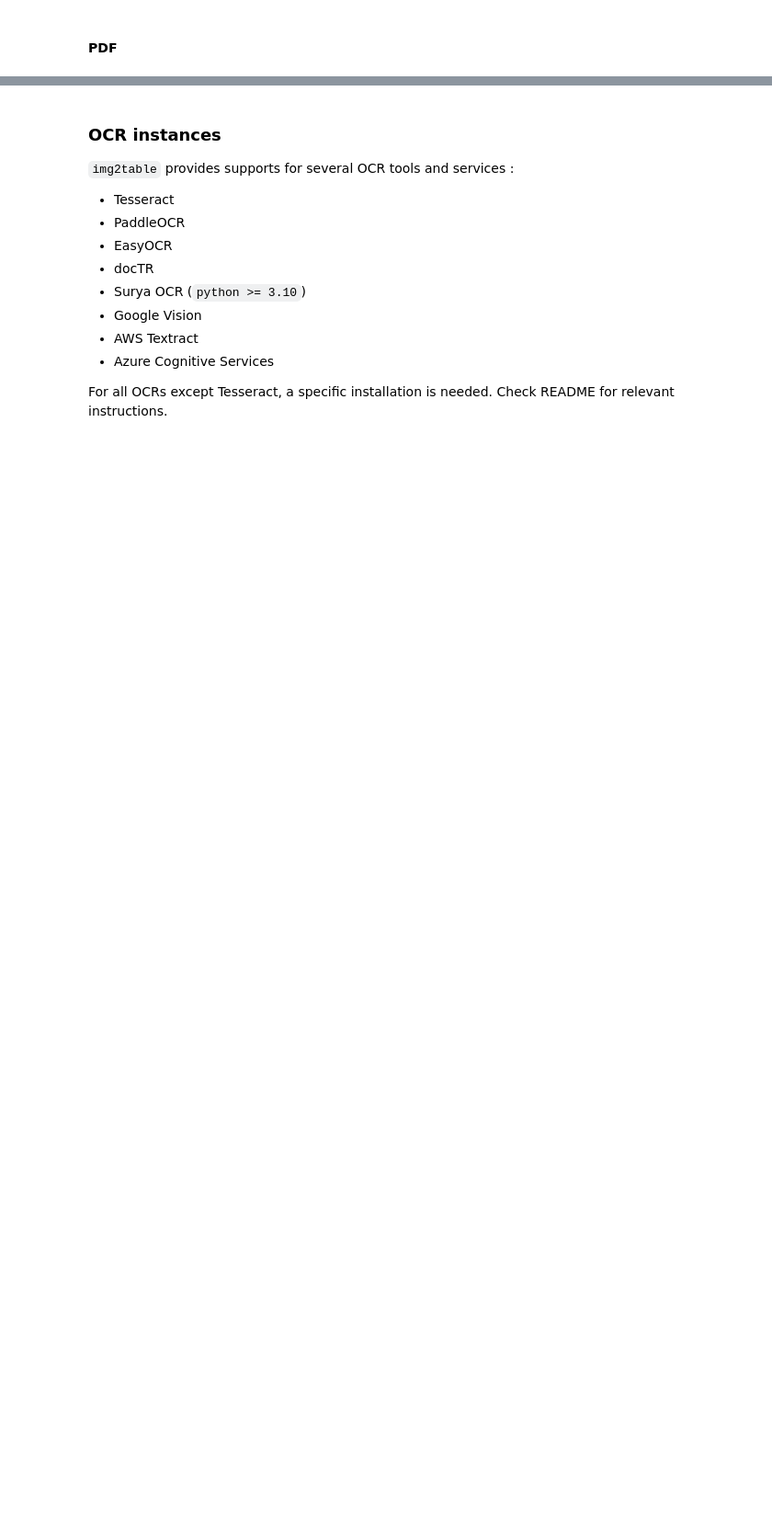
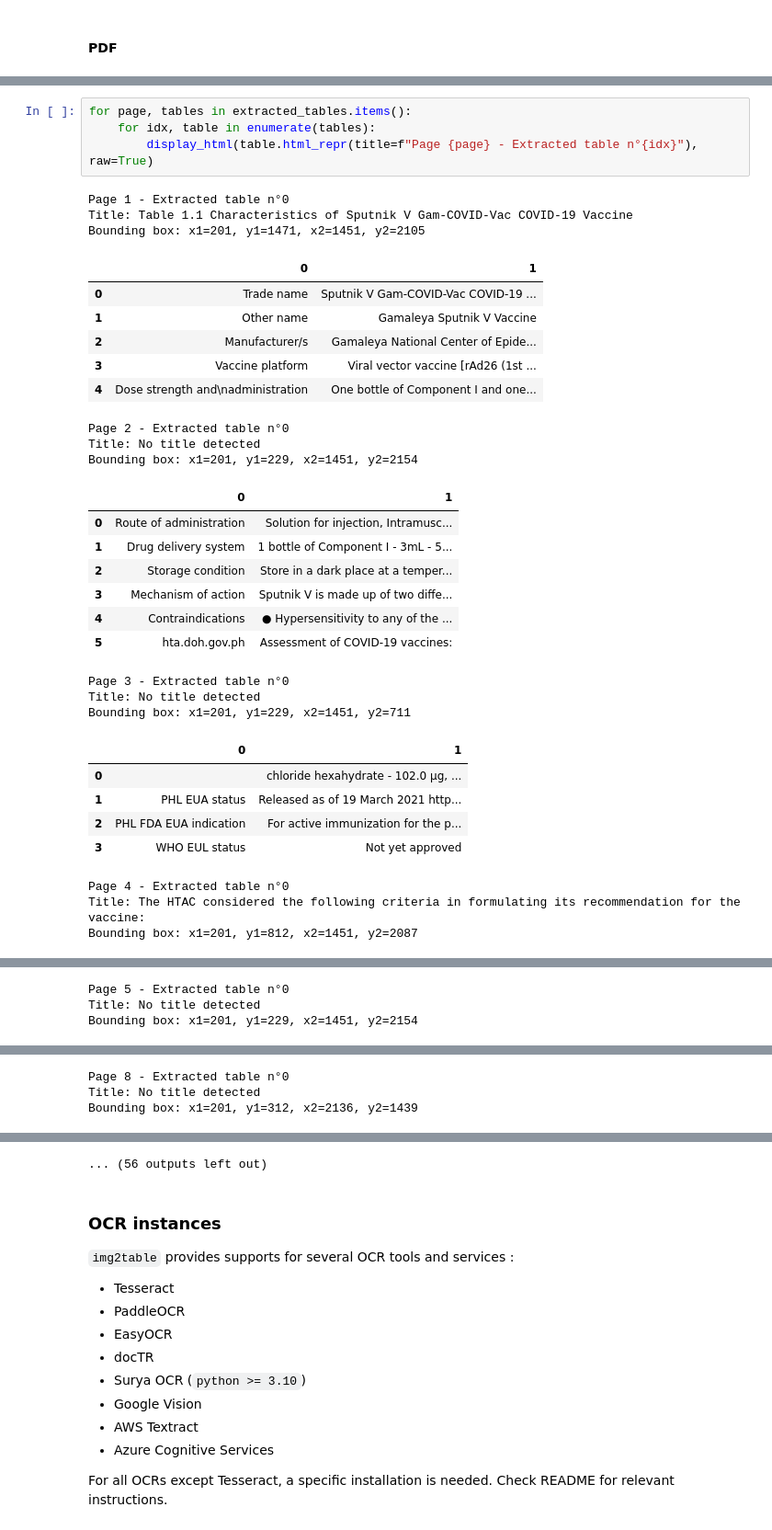
Before and after one commit to mauudev/pdf_table_extract, a Jupyter notebook: rag_pipeline_unstruct_pdf/img2table/Basic_usage.ipynb, the cells around one changed output, grey strips where cells are left out. Shown at 92% size. Saved outputs shown, nothing was run; the diff lists cells and outputs as text; blank space fills up the shorter version.

```diff
--- a/rag_pipeline_unstruct_pdf/img2table/Basic_usage.ipynb
+++ b/rag_pipeline_unstruct_pdf/img2table/Basic_usage.ipynb
@@ -75,0 +118,35 @@ time: 0 ns (started: 2024-07-29 19:01:30 +02:00)
+# %%
+for page, tables in extracted_tables.items():
+    for idx, table in enumerate(tables):
+        display_html(table.html_repr(title=f"Page {page} - Extracted table n°{idx}"), raw=True)
+# %% [output]
+Page 1 - Extracted table n°0
+Title: Table 1.1 Characteristics of Sputnik V Gam-COVID-Vac COVID-19 Vaccine
+Bounding box: x1=201, y1=1471, x2=1451, y2=2105
+|  | 0 | 1 |
+| 0 | Trade name | Sputnik V Gam-COVID-Vac COVID-19 ... |
+| 1 | Other name | Gamaleya Sputnik V Vaccine |
+| 2 | Manufacturer/s | Gamaleya National Center of Epide... |
+| 3 | Vaccine platform | Viral vector vaccine [rAd26 (1st ... |
+| 4 | Dose strength and\nadministration | One bottle of Component I and one... |
+Page 2 - Extracted table n°0
+Title: No title detected
+Bounding box: x1=201, y1=229, x2=1451, y2=2154
+|  | 0 | 1 |
+| 0 | Route of administration | Solution for injection, Intramusc... |
+| 1 | Drug delivery system | 1 bottle of Component I - 3mL - 5... |
+| 2 | Storage condition | Store in a dark place at a temper... |
+| 3 | Mechanism of action | Sputnik V is made up of two diffe... |
+| 4 | Contraindications | ● Hypersensitivity to any of the ... |
+| 5 | hta.doh.gov.ph | Assessment of COVID-19 vaccines: |
+Page 3 - Extracted table n°0
+Title: No title detected
+Bounding box: x1=201, y1=229, x2=1451, y2=711
+|  | 0 | 1 |
+| 0 |  | chloride hexahydrate - 102.0 μg, ... |
+| 1 | PHL EUA status | Released as of 19 March 2021 http... |
+| 2 | PHL FDA EUA indication | For active immunization for the p... |
+| 3 | WHO EUL status | Not yet approved |
+Page 4 - Extracted table n°0
+Title: The HTAC considered the following criteria in formulating its recommendation for the vaccine:
+Bounding box: x1=201, y1=812, x2=1451, y2=2087
@@ -75,0 +157,3 @@ time: 0 ns (started: 2024-07-29 19:01:30 +02:00)
+Page 5 - Extracted table n°0
+Title: No title detected
+Bounding box: x1=201, y1=229, x2=1451, y2=2154
@@ -75,0 +167,3 @@ time: 0 ns (started: 2024-07-29 19:01:30 +02:00)
+Page 8 - Extracted table n°0
+Title: No title detected
+Bounding box: x1=201, y1=312, x2=2136, y2=1439
@@ -76,3 +173,4 @@ time: 0 ns (started: 2024-07-29 19:01:30 +02:00)
+... (56 outputs left out)
 # %% [markdown]
 ### OCR instances
 
```
Also changed, not shown: parts of 5 cells of this notebook, 1 other file.
